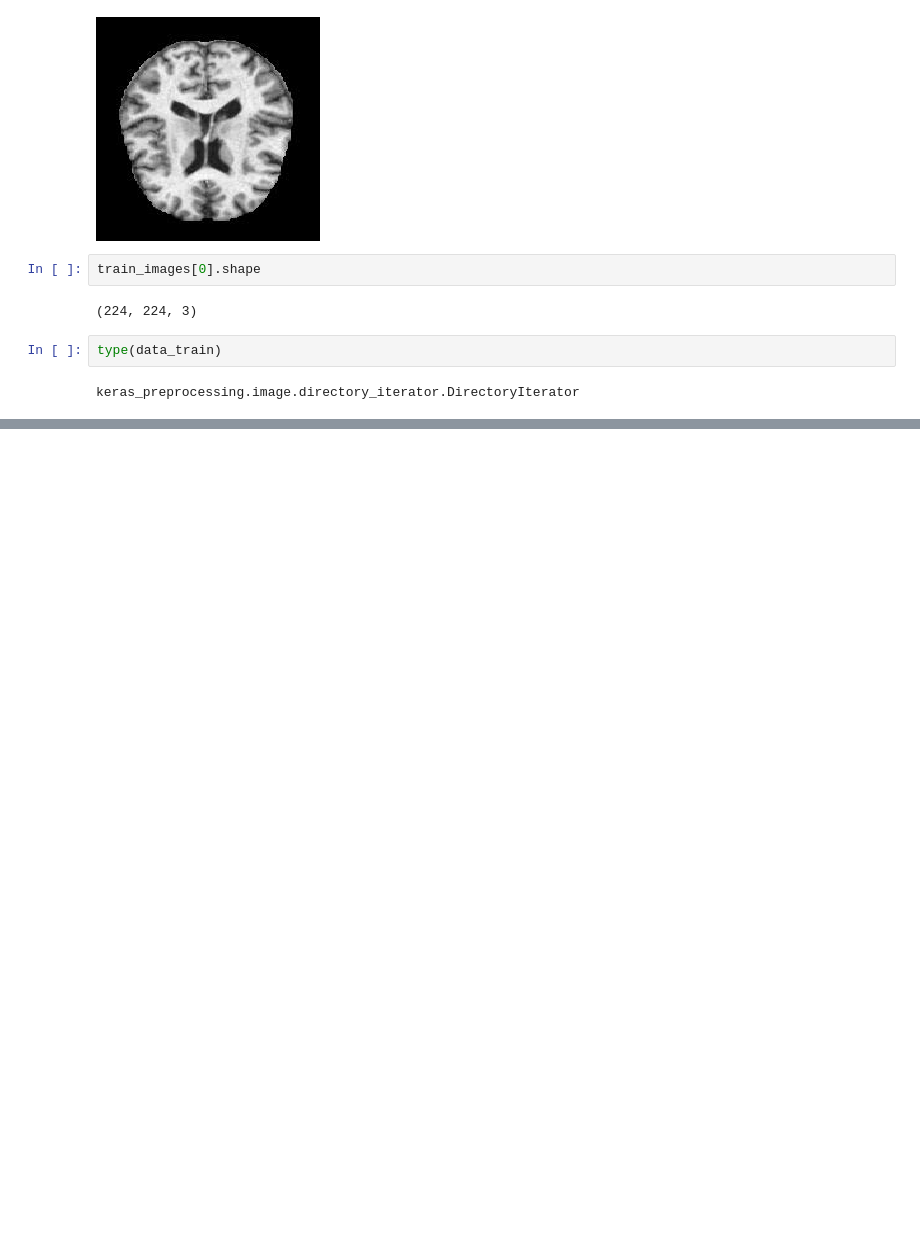
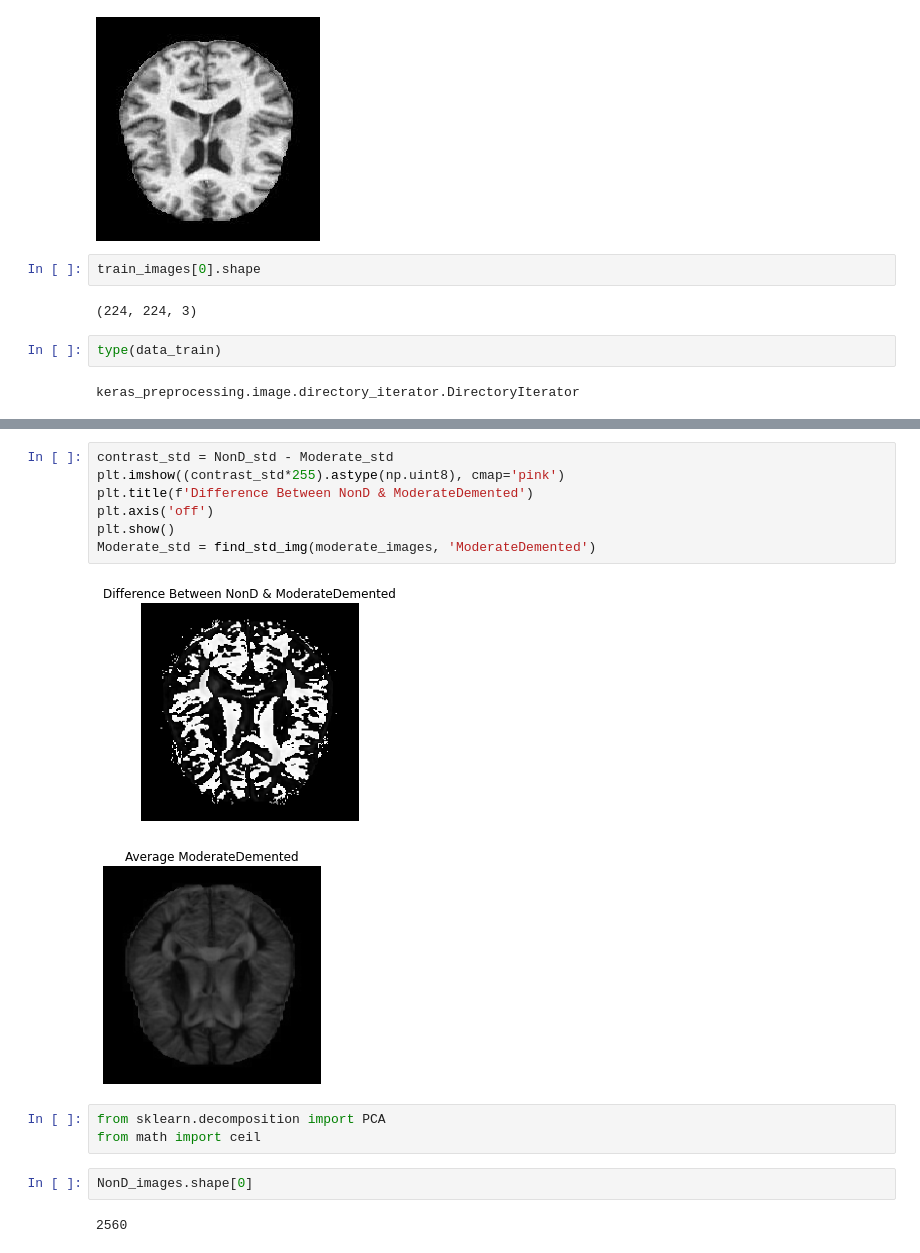
Before and after one commit to Jacobheyman702/Alzheimer_Image_classifier-, a Jupyter notebook: Image_analysis.ipynb, the cells around one changed output, grey strips where cells are left out. Drawn from its saved outputs; the diff is of its cells as text; blank space fills up the shorter version.

```diff
--- a/Image_analysis.ipynb
+++ b/Image_analysis.ipynb
@@ -194,0 +282,17 @@ pneu_mean = find_mean_img(pnemonia_images, 'PNEUMONIA')
+# %%
+contrast_std = NonD_std - Moderate_std
+plt.imshow((contrast_std*255).astype(np.uint8), cmap='pink')
+plt.title(f'Difference Between NonD & ModerateDemented')
+plt.axis('off')
+plt.show()
+Moderate_std = find_std_img(moderate_images, 'ModerateDemented')
+# %% [output]
+[figure, added]
+[figure, added]
+# %%
+from sklearn.decomposition import PCA
+from math import ceil
+# %%
+NonD_images.shape[0]
+# %% [output]
+2560
```
Also changed, not shown: parts of 22 cells of this notebook.
